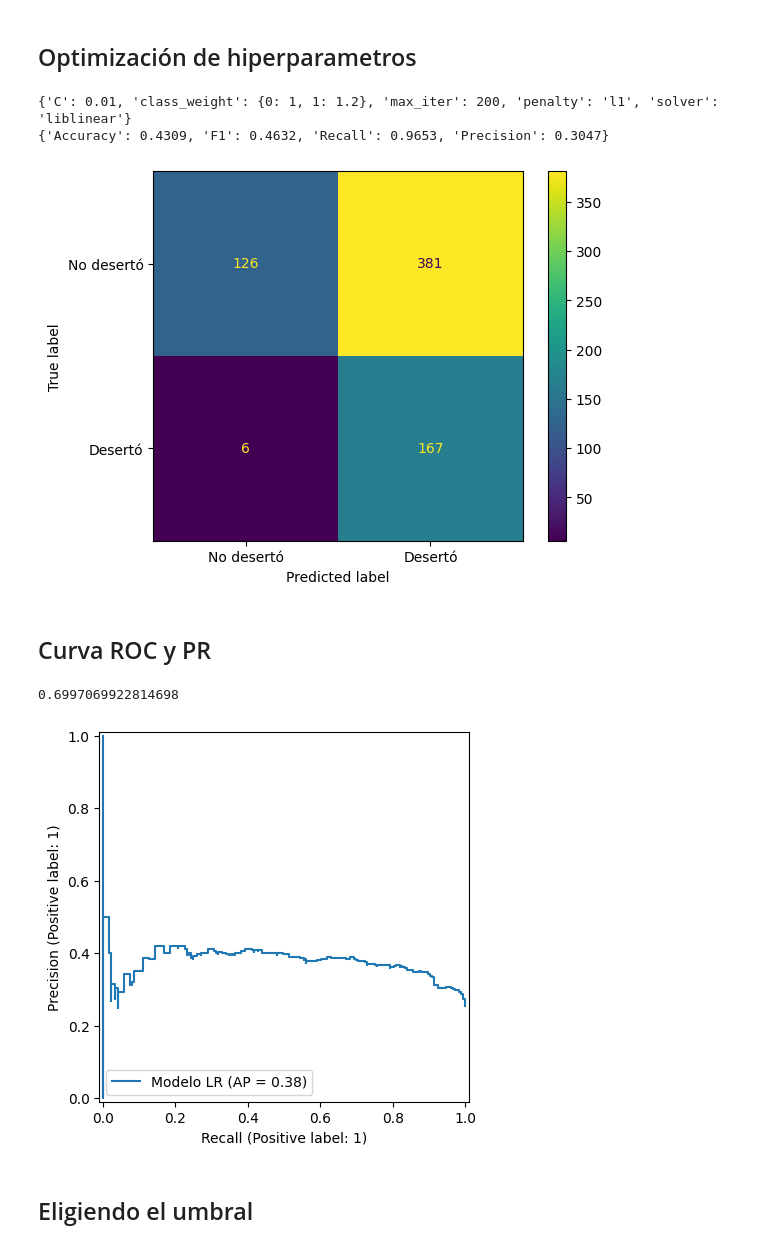
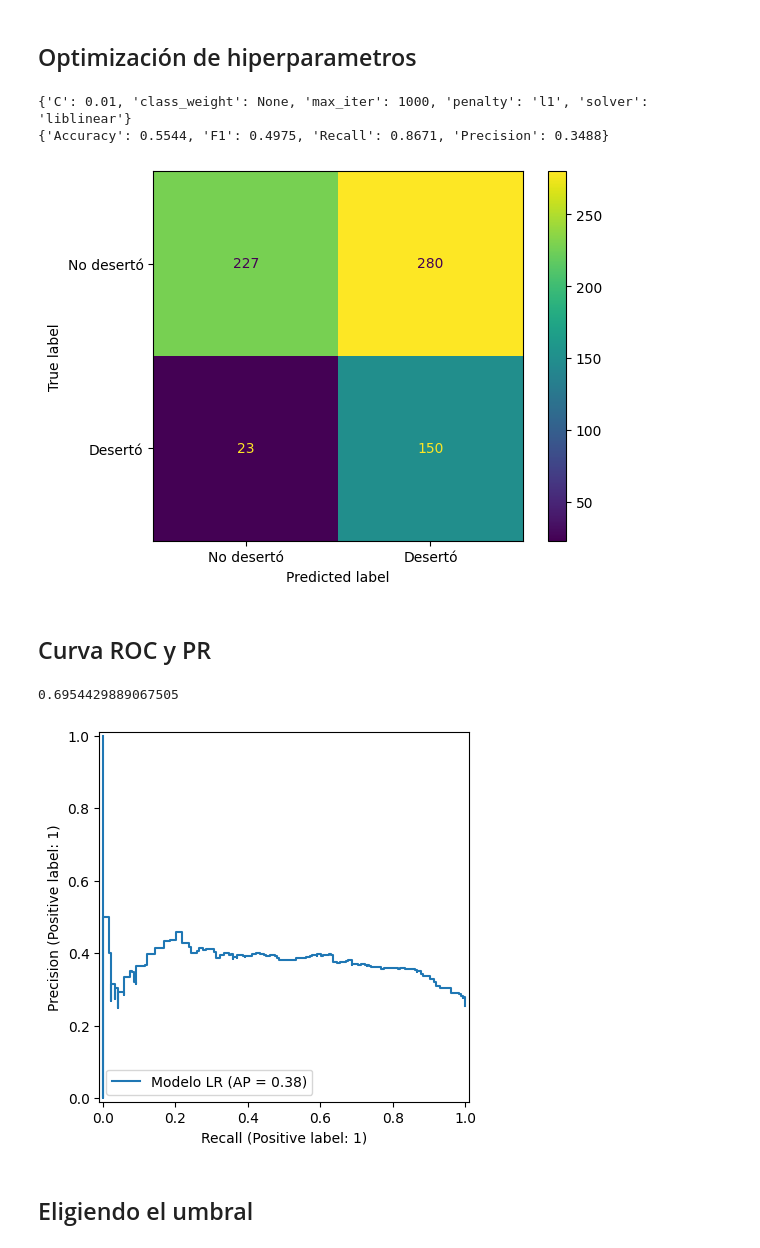
Before and after one commit to GuilleLondero/churn_insight_hackathon, a Jupyter notebook: data_science/notebooks/optimizacion_modelos.ipynb, the cells around one changed output. Saved outputs shown, nothing was run; the diff lists cells and outputs as text; code cells hidden in the pictures.

```diff
--- a/data_science/notebooks/optimizacion_modelos.ipynb
+++ b/data_science/notebooks/optimizacion_modelos.ipynb
@@ -442,33 +443,34 @@ X_test_normalize = normalizacion.transform(X_test)
 # %%
 # Grilla de hiperparametros
 param_grid_lr = {
-    'C': [0.01, 0.1, 1, 10],
+    'C': [0.001, 0.01, 0.1, 1, 10, 100],
     'penalty': ['l1', 'l2'],
     'solver': ['liblinear'],
-    'class_weight': [None, {0:1, 1:1.2}, {0:1, 1:1.5}],
-    'max_iter': [200, 500, 1000]
+    'class_weight': [None],
+    'max_iter': [1000]
 }
+
 
 
 grid_lr = GridSearchCV(LogisticRegression(random_state=82), param_grid_lr, cv=stratkf, scoring='recall')
 grid_lr.fit(X_train_normalize, y_train_smote)
 
 print(grid_lr.best_params_)
 
 # Eligiendo el mejor modelo
 best_lr = grid_lr.best_estimator_
 
 best_lr.fit(X_train_normalize, y_train_smote)
 
 # Analisis de metricas
 y_pred = best_lr.predict(X_val_normalize)
 print(calcularMetricas(y_val, y_pred))
 visualizer = matriz_confusion(y_val, y_pred)
 plt.show()
 # %% [output]
-{'C': 0.01, 'class_weight': {0: 1, 1: 1.2}, 'max_iter': 200, 'penalty': 'l1', 'solver': 'liblinear'}
-{'Accuracy': 0.4309, 'F1': 0.4632, 'Recall': 0.9653, 'Precision': 0.3047}
+{'C': 0.01, 'class_weight': None, 'max_iter': 1000, 'penalty': 'l1', 'solver': 'liblinear'}
+{'Accuracy': 0.5544, 'F1': 0.4975, 'Recall': 0.8671, 'Precision': 0.3488}
-[figure, old version]
+[figure, new version]
 # %% [markdown]
 ## Curva ROC y PR
 # %%
@@ -479,8 +481,8 @@ print(roc_auc)
 PrecisionRecallDisplay.from_predictions(y_val, y_pred[:, 1], name='Modelo LR')
 plt.show()
 # %% [output]
-0.6997069922814698
+0.6954429889067505
-[figure, old version]
+[figure, new version]
 # %% [markdown]
 ## Eligiendo el umbral
 # %%
```
Also changed, not shown: parts of 44 cells of this notebook.
